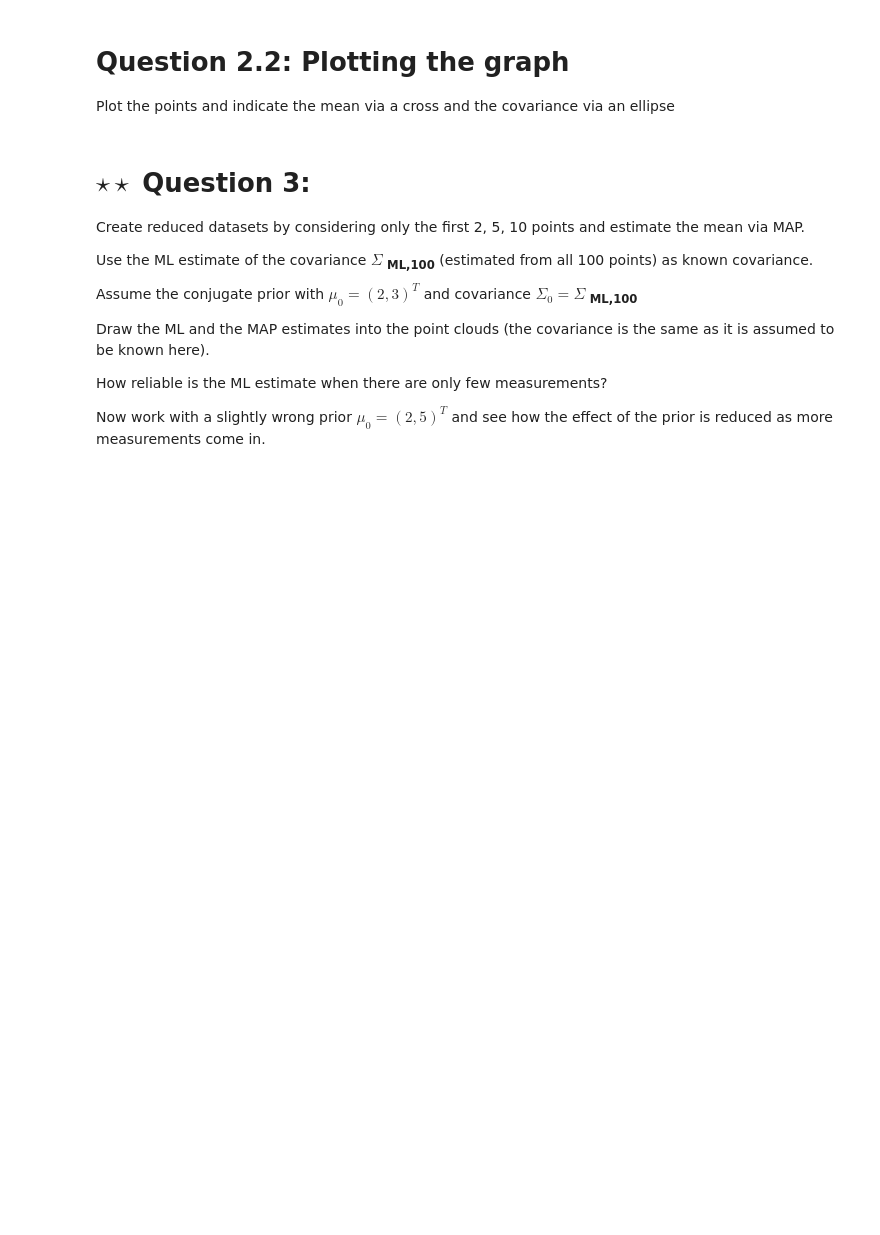
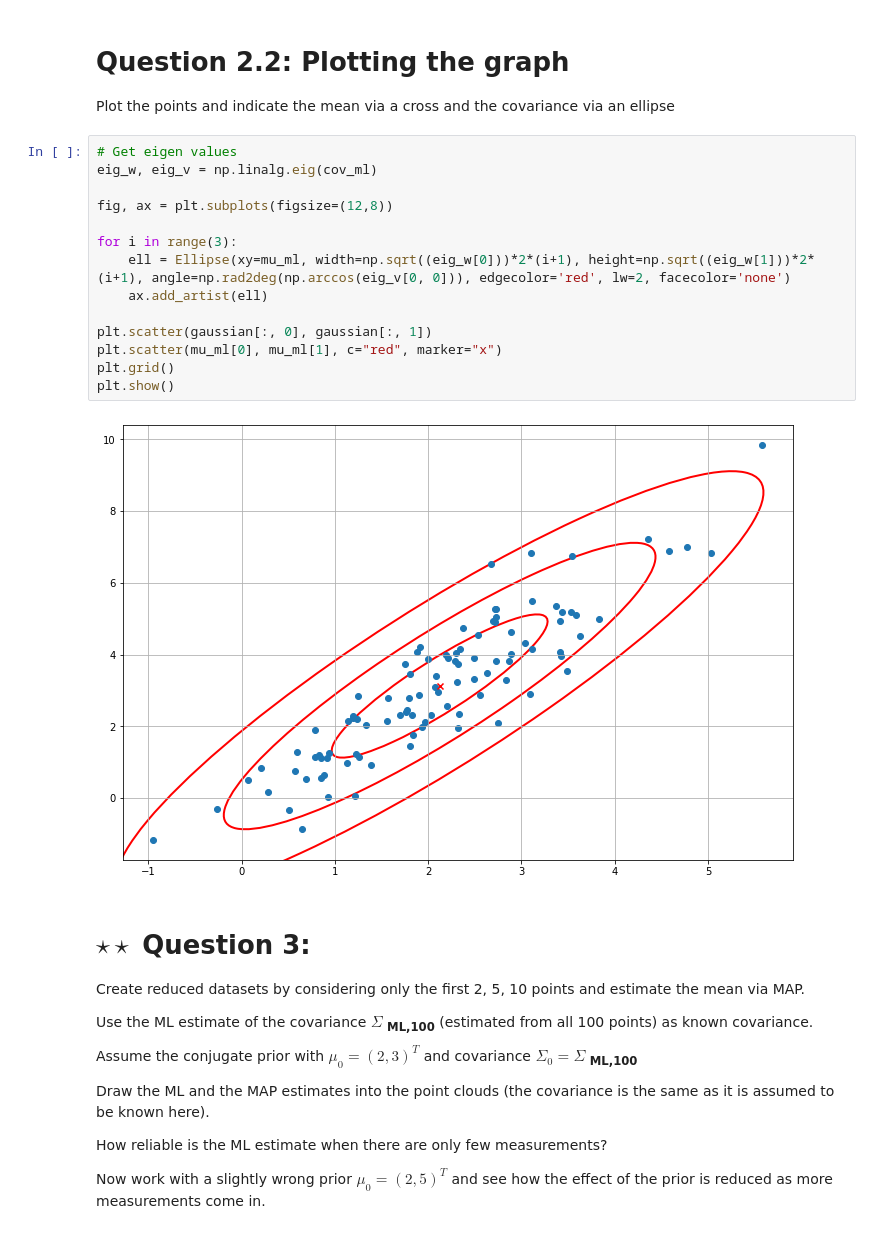
Before and after one commit to tintindas/spr-exercises, a Jupyter notebook: templates/ex2.ipynb, the cells around one changed output. Drawn from its saved outputs; the diff is of its cells as text; blank space fills up the shorter version.

```diff
--- a/templates/ex2.ipynb
+++ b/templates/ex2.ipynb
@@ -26,6 +68,22 @@ Estimate the mean and covariance matrix of the dataset, you can compare these to
 # Question 2.2: Plotting the graph
 Plot the points and indicate the mean via a cross and the covariance via an
 ellipse
+# %%
+# Get eigen values
+eig_w, eig_v = np.linalg.eig(cov_ml)
+
+fig, ax = plt.subplots(figsize=(12,8))
+
+for i in range(3):
+    ell = Ellipse(xy=mu_ml, width=np.sqrt((eig_w[0]))*2*(i+1), height=np.sqrt((eig_w[1]))*2*(i+1), angle=np.rad2deg(np.arccos(eig_v[0, 0])), edgecolor='red', lw=2, facecolor='none')
+    ax.add_artist(ell)
+
+plt.scatter(gaussian[:, 0], gaussian[:, 1])
+plt.scatter(mu_ml[0], mu_ml[1], c="red", marker="x")
+plt.grid()
+plt.show()
+# %% [output]
+[figure, added]
 # %% [markdown]
 # $\star\star$ Question 3:
 Create reduced datasets by considering only the first 2, 5, 10 points and estimate the mean via MAP.
```
Also changed, not shown: parts of 12 cells of this notebook, 1 other file.
